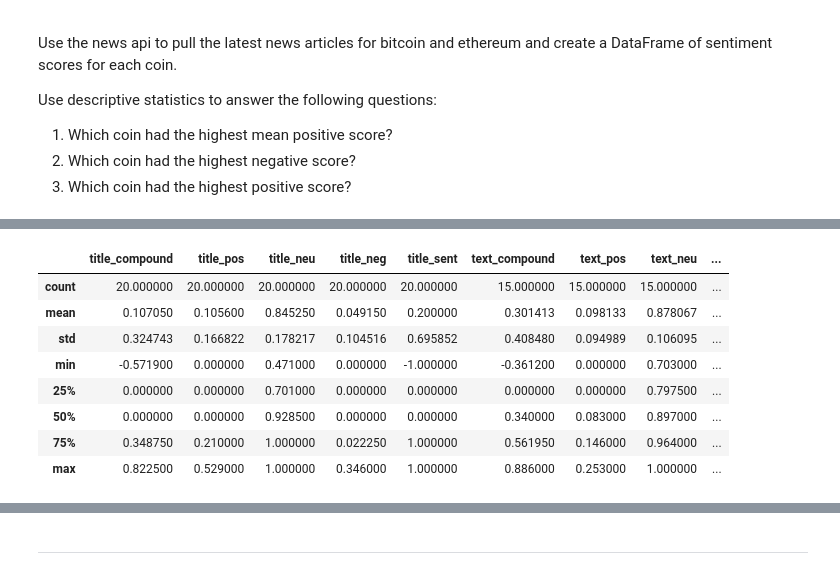
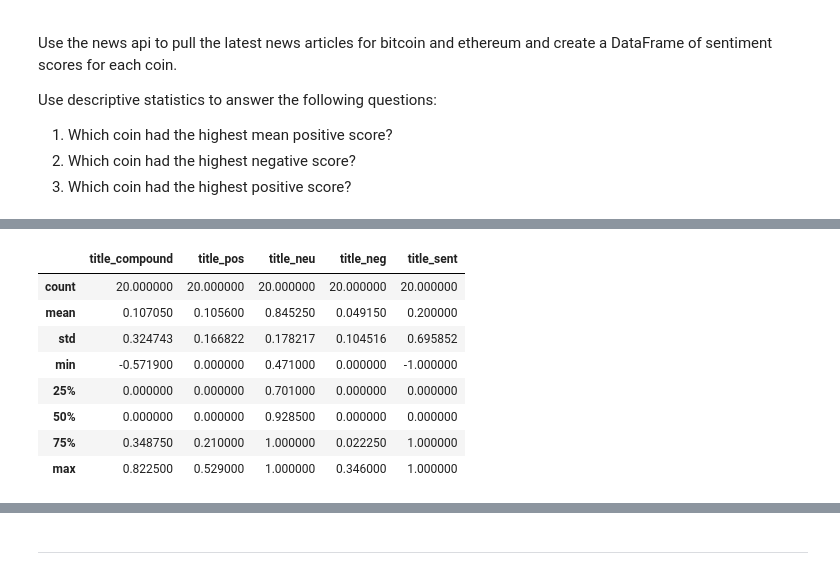
Before and after one commit to kristinav910/Crypto_Sentiment_Analysis, a Jupyter notebook: crypto_sentiment.ipynb, the cells around one changed output, grey strips where cells are left out. Cells and saved outputs as stored; diff of their text form; code cells hidden in the pictures.

```diff
--- a/crypto_sentiment.ipynb
+++ b/crypto_sentiment.ipynb
@@ -105,19 +97,19 @@ def get_sentiment(score):
 
     return result
 # %%
-bit_title_sent = {
+title_sent = {
     "title_compound": [],
     "title_pos": [],
     "title_neu": [],
     "title_neg": [],
     "title_sent": [],
 }
-content_sent = {
-    "content_compound": [],
-    "content_pos": [],
-    "content_neu": [],
-    "content_neg": [],
-    "content_sent": [],
+text_sent = {
+    "text_compound": [],
+    "text_pos": [],
+    "text_neu": [],
+    "text_neg": [],
+    "text_sent": [],
 }
 
 # Get sentiment for the text and the title
@@ -141,9 +133,10 @@ for index, row in bit_df.iterrows():
         pass
 
 # Attaching sentiment columns to the News DataFrame
-#title_sentiment_df = pd.DataFrame(title_sent)
+title_sentiment_df = pd.DataFrame(title_sent)
 text_sentiment_df = pd.DataFrame(text_sent)
-bitcoin_df_sentiment = bit_df.join(title_sentiment_df).join(text_sentiment_df)
+bitcoin_df_sentiment_title = bit_df.join(title_sentiment_df)
 
-bitcoin_df_sentiment.head()
+
+bitcoin_df_sentiment_title.head()
 # %% [output]
@@ -214,16 +219,16 @@ ethereum_df_sentiment.head()
 # %%
 # Describe the Bitcoin Sentiment
-bitcoin_df_sentiment.describe()
+bitcoin_df_sentiment_title.describe()
 # %% [output]
-|  | title_compound | title_pos | title_neu | title_neg | title_sent | text_compound | text_pos | text_neu | ... |
-| count | 20.000000 | 20.000000 | 20.000000 | 20.000000 | 20.000000 | 15.000000 | 15.000000 | 15.000000 | ... |
-| mean | 0.107050 | 0.105600 | 0.845250 | 0.049150 | 0.200000 | 0.301413 | 0.098133 | 0.878067 | ... |
-| std | 0.324743 | 0.166822 | 0.178217 | 0.104516 | 0.695852 | 0.408480 | 0.094989 | 0.106095 | ... |
-| min | -0.571900 | 0.000000 | 0.471000 | 0.000000 | -1.000000 | -0.361200 | 0.000000 | 0.703000 | ... |
-| 25% | 0.000000 | 0.000000 | 0.701000 | 0.000000 | 0.000000 | 0.000000 | 0.000000 | 0.797500 | ... |
-| 50% | 0.000000 | 0.000000 | 0.928500 | 0.000000 | 0.000000 | 0.340000 | 0.083000 | 0.897000 | ... |
-| 75% | 0.348750 | 0.210000 | 1.000000 | 0.022250 | 1.000000 | 0.561950 | 0.146000 | 0.964000 | ... |
-| max | 0.822500 | 0.529000 | 1.000000 | 0.346000 | 1.000000 | 0.886000 | 0.253000 | 1.000000 | ... |
+|  | title_compound | title_pos | title_neu | title_neg | title_sent |
+| count | 20.000000 | 20.000000 | 20.000000 | 20.000000 | 20.000000 |
+| mean | 0.107050 | 0.105600 | 0.845250 | 0.049150 | 0.200000 |
+| std | 0.324743 | 0.166822 | 0.178217 | 0.104516 | 0.695852 |
+| min | -0.571900 | 0.000000 | 0.471000 | 0.000000 | -1.000000 |
+| 25% | 0.000000 | 0.000000 | 0.701000 | 0.000000 | 0.000000 |
+| 50% | 0.000000 | 0.000000 | 0.928500 | 0.000000 | 0.000000 |
+| 75% | 0.348750 | 0.210000 | 1.000000 | 0.022250 | 1.000000 |
+| max | 0.822500 | 0.529000 | 1.000000 | 0.346000 | 1.000000 |
 # %%
 # Describe the Ethereum Sentiment
 ethereum_df_sentiment.describe()
```
Also changed, not shown: parts of 37 cells of this notebook.
